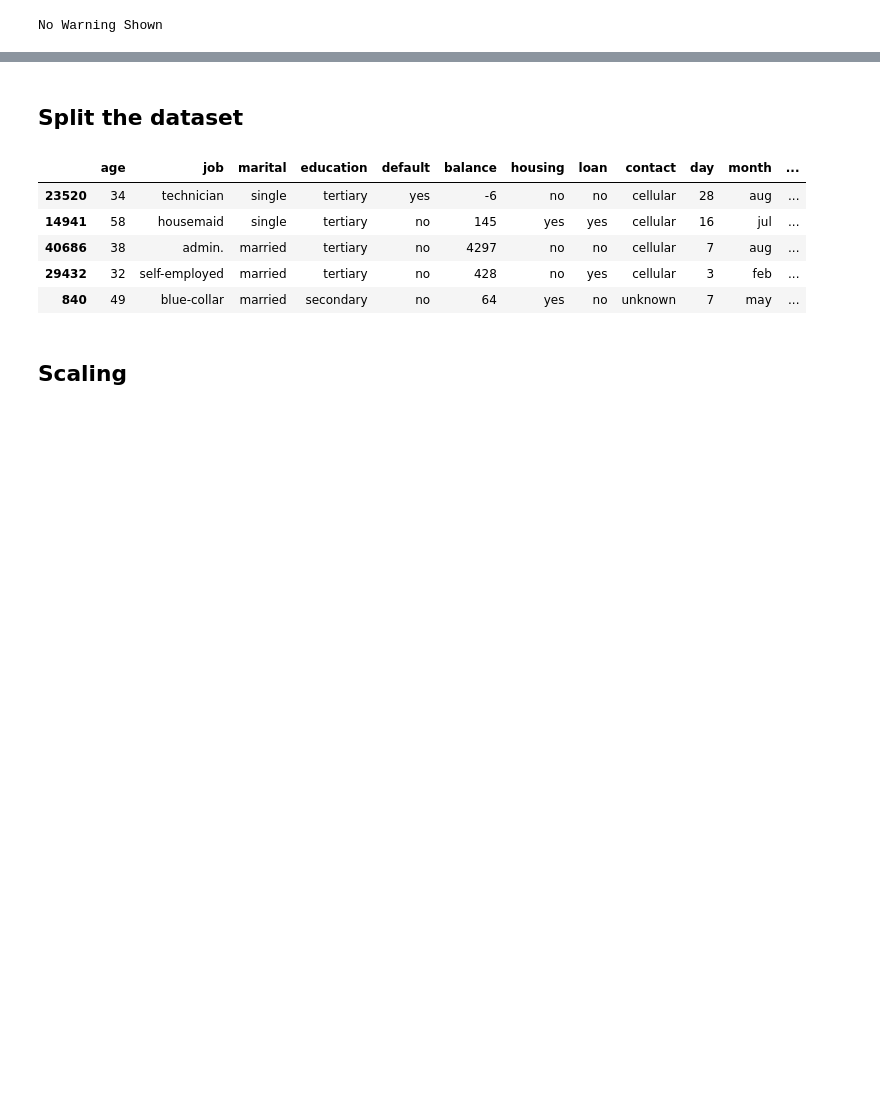
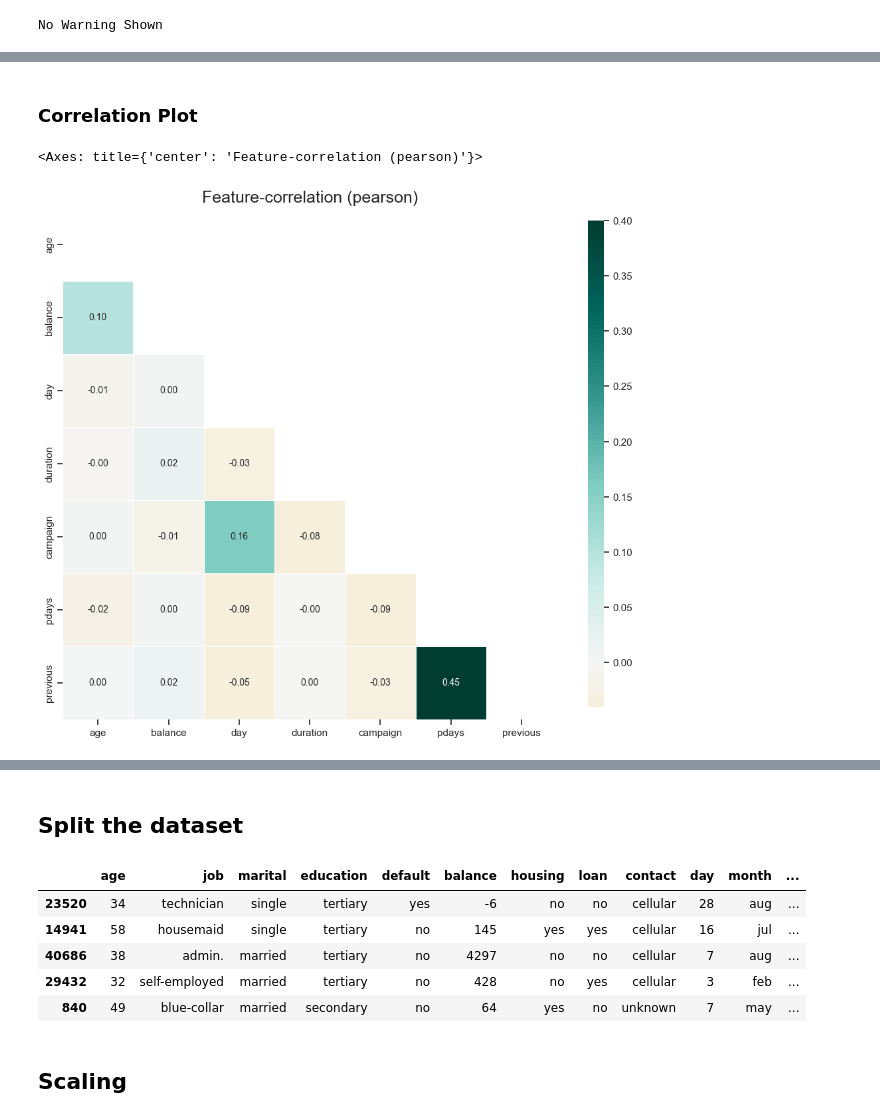
Before and after one commit to CalebMcCurdy/Bank-Term-Deposit-Predictions, a Jupyter notebook: Final Project.ipynb, the cells around one changed output, grey strips where cells are left out. Drawn from its saved outputs; the diff is of its cells as text; code cells hidden in the pictures; blank space fills up the shorter version.

```diff
--- a/Final Project.ipynb
+++ b/Final Project.ipynb
@@ -233,0 +237,7 @@ bank['pdays'] = bank['pdays'].replace(-1, 0)
+# %% [markdown]
+### Correlation Plot
+# %%
+klib.corr_plot(df[num_vars])
+# %% [output]
+<Axes: title={'center': 'Feature-correlation (pearson)'}>
+[figure, added]
```
Also changed, not shown: parts of 132 cells of this notebook.
